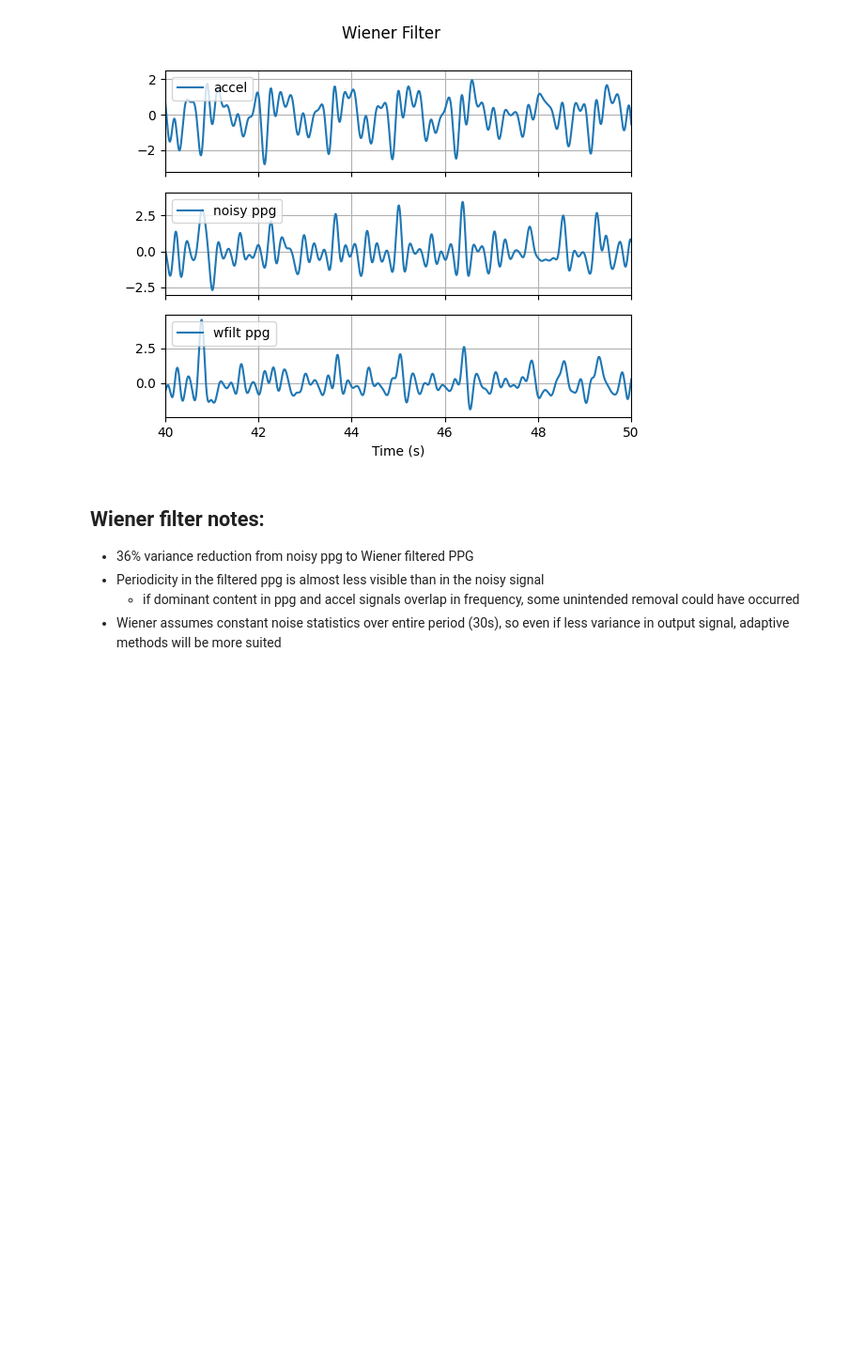
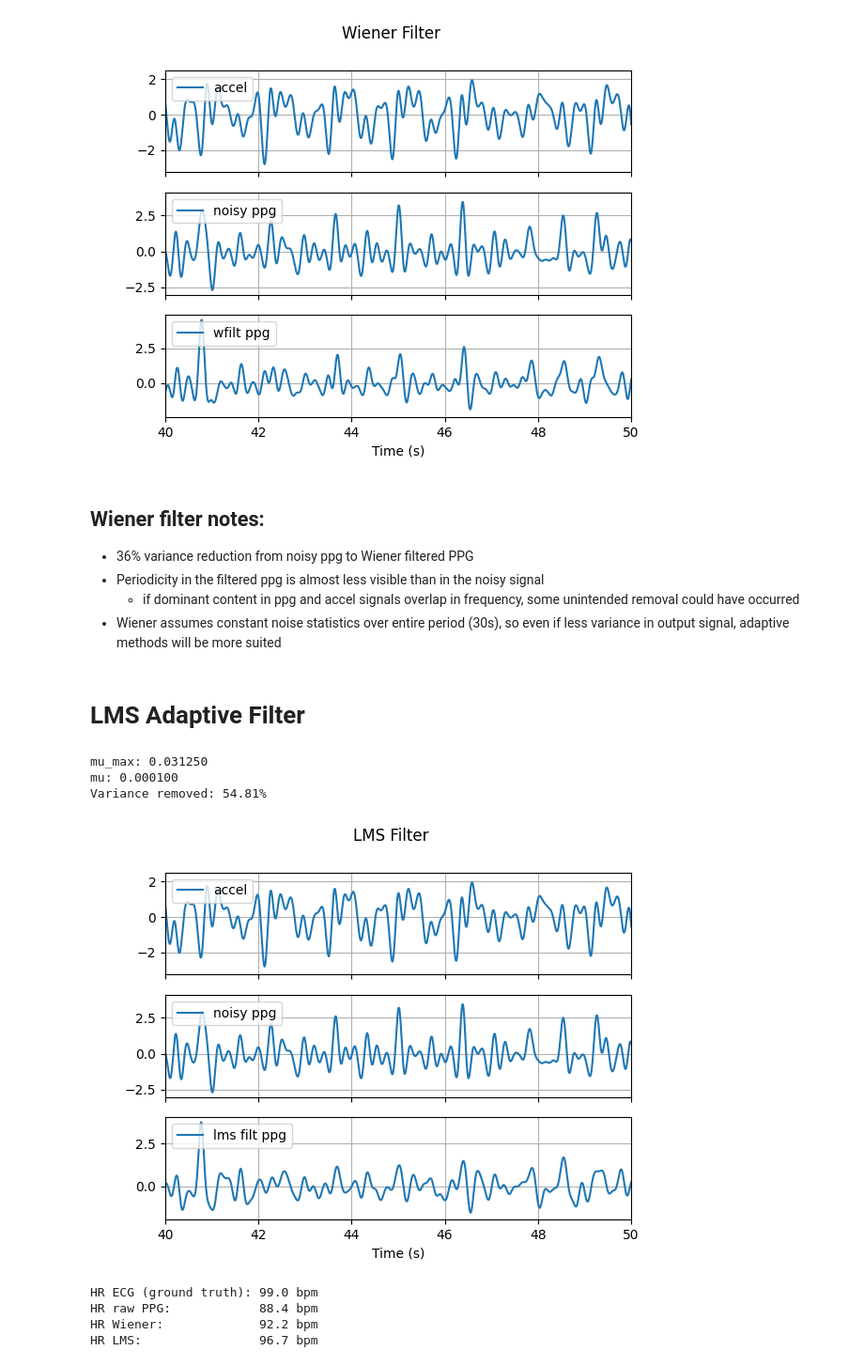
Before and after one commit to lane-miller/statistical-dsp-studies, a Jupyter notebook: 01_wiener_lms_nlms_rls/adaptive_filters.ipynb, the cells around one changed output. Shown at 94% size. Saved outputs shown, nothing was run; the diff lists cells and outputs as text; code cells hidden in the pictures; blank space fills up the shorter version.

```diff
--- a/01_wiener_lms_nlms_rls/adaptive_filters.ipynb
+++ b/01_wiener_lms_nlms_rls/adaptive_filters.ipynb
@@ -103,3 +106,71 @@ for axi in ax:
 - Periodicity in the filtered ppg is almost less visible than in the noisy signal
     - if dominant content in ppg and accel signals overlap in frequency, some unintended removal could have occurred
 - Wiener assumes constant noise statistics over entire period (30s), so even if less variance in output signal, adaptive methods will be more suited
+# %% [markdown]
+# LMS Adaptive Filter
+# %%
+# LMS Adaptive filter implementation
+
+mu = 0.0001
+
+input_power = np.mean(accel_norm**2)
+mu_max = 1 / (M * input_power)
+print(f"mu_max: {mu_max:.6f}")
+print(f"mu: {mu:.6f}")
+
+w_lms = np.zeros(M)
+e_lms = np.zeros(N)
+
+for n in range(M, N):
+    x_n = accel_norm[n - M : n]
+    y_n = np.dot(w_lms, x_n)
+    e_lms[n] = ppg_norm[n] - y_n
+    w_lms += 2 * mu * e_lms[n] * x_n
+
+var_removed = np.var(ppg_norm) - np.var(e_lms)
+pct_removed = 100 * var_removed / np.var(ppg_norm)
+print(f"Variance removed: {pct_removed:.2f}%")
+# %% [output]
+mu_max: 0.031250
+mu: 0.000100
+Variance removed: 54.81%
+# %%
+# Plot
+fig, ax = plt.subplots(3,1, sharex=True)
+ax[0].plot(t, accel_norm, label='accel')
+ax[1].plot(t, ppg_norm, label='noisy ppg')
+ax[2].plot(t, e_lms, label='lms filt ppg')
+ax[2].set_xlabel('Time (s)')
+fig.suptitle('LMS Filter')
+for axi in ax:
+    axi.legend(loc='upper left')
+    axi.grid(True)
+    axi.set_xlim(40, 50)
+# %% [output]
+[figure, added]
+# %%
+# Compare avg heart rate estimate (ECG is ground truth) since no clean PPG available
+
+# HR from ECG r-peaks (clip to same time window)
+r_peaks_clip = r_peaks[(r_peaks >= fs*t1) & (r_peaks < fs*t2)] - fs*t1
+
+def estimate_hr(sig, fs, distance=0.4, prominence=0.05):
+    peaks, _ = signal.find_peaks(sig, distance=fs*distance, prominence=prominence)
+    if len(peaks) < 2:
+        return np.nan
+    return 60 / np.mean(np.diff(peaks) / fs)
+
+hr_ecg = 60 / np.mean(np.diff(r_peaks_clip) / fs)
+hr_raw = estimate_hr(ppg_norm, fs)
+hr_wiener = estimate_hr(e_wiener, fs)
+hr_lms = estimate_hr(e_lms, fs)
+
+print(f"HR ECG (ground truth): {hr_ecg:.1f} bpm")
+print(f"HR raw PPG:            {hr_raw:.1f} bpm")
+print(f"HR Wiener:             {hr_wiener:.1f} bpm")
+print(f"HR LMS:                {hr_lms:.1f} bpm")
+# %% [output]
+HR ECG (ground truth): 99.0 bpm
+HR raw PPG:            88.4 bpm
+HR Wiener:             92.2 bpm
+HR LMS:                96.7 bpm
```
Also changed, not shown: parts of 17 cells of this notebook, 2 other files.
